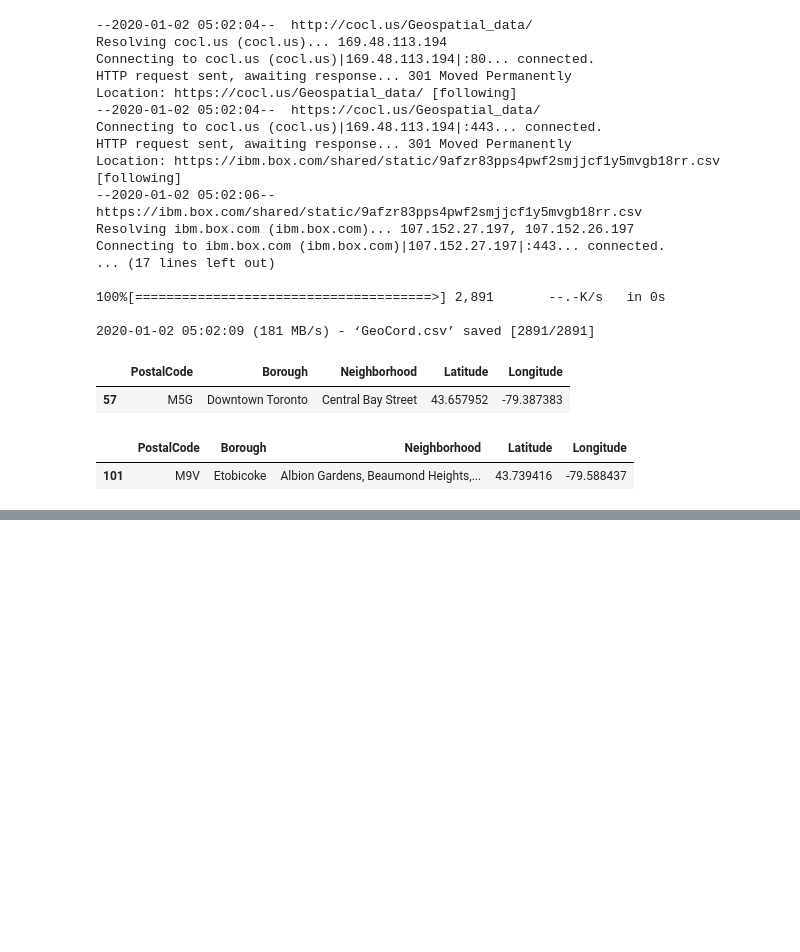
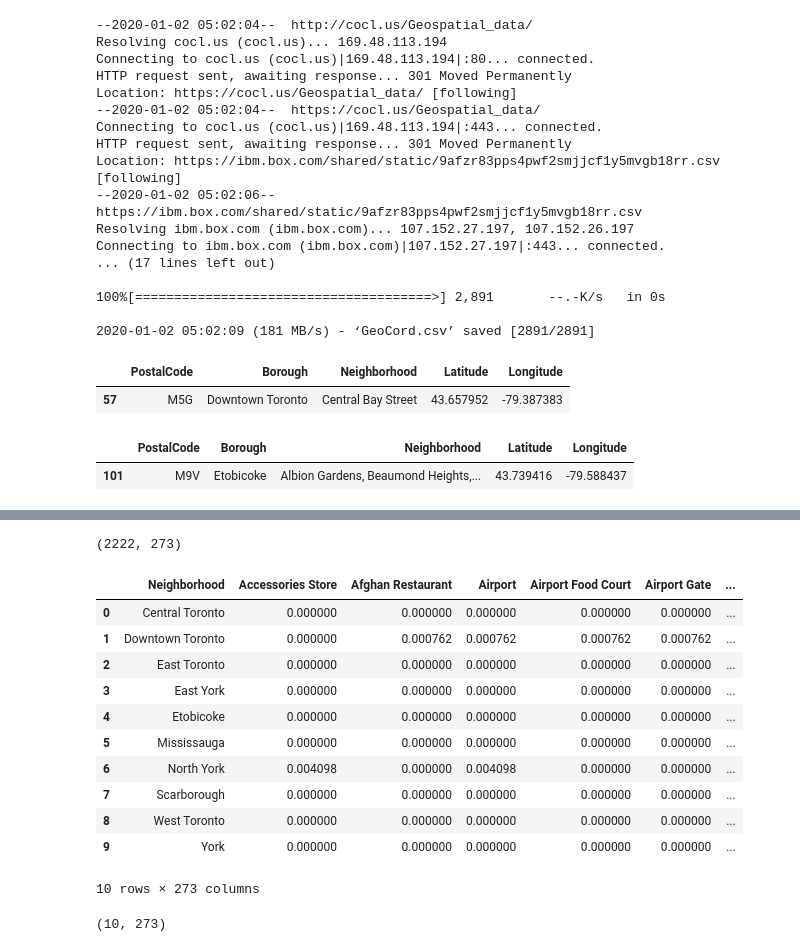
Before and after one commit to preethi101/Capstone_Assignment1, a Jupyter notebook: Week 3 Coursera part 3.ipynb, the cells around one changed output, grey strips where cells are left out. Cells and saved outputs as stored; diff of their text form; code cells hidden in the pictures; blank space fills up the shorter version.

```diff
--- a/Week 3 Coursera part 3.ipynb
+++ b/Week 3 Coursera part 3.ipynb
@@ -128,7 +128,6 @@ my_map
 The geograpical coordinates of Toronto are 43.653963, -79.387207.
 [interactive output not drawn]
 # %%
-:
-CLIENT_ID = '...' # Foursquare ID
-CLIENT_SECRET = '...' # Foursquare Secret
+CLIENT_ID = '3V55HIFF5OEDB30PXQ4UBSBXW4LVXEPI3QDYZL1Y0EH5WM4Z' # Foursquare ID
+CLIENT_SECRET = 'ZRL1FV0GUENA3A1FLMGZIZEQB4M3MQUZCJLZBG5JDELQ0CIB' # Foursquare Secret
 VERSION = '20180605' # API version
@@ -189,0 +270,2 @@ print('{} venues were returned by Foursquare.'.format(nearby_venues.shape[0]))
+# %%
+venues = getNearbyVenues(names=df2['Borough'],latitudes=df2['Latitude'],longitudes=df2['Longitude'])
@@ -189,0 +290,8 @@ print('{} venues were returned by Foursquare.'.format(nearby_venues.shape[0]))
+# %%
+# one hot encoding
+onehot = pd.get_dummies(venues[['Venue Category']], prefix="", prefix_sep="")
+
+# add neighborhood column back to dataframe
+onehot['Neighborhood'] = venues['Neighborhood']
+
+onehot.head()
@@ -189,0 +306,26 @@ print('{} venues were returned by Foursquare.'.format(nearby_venues.shape[0]))
+# %%
+
+onehot.shape
+# %% [output]
+(2222, 273)
+# %%
+grouped = onehot.groupby('Neighborhood').mean().reset_index()
+grouped
+# %% [output]
+|  | Neighborhood | Accessories Store | Afghan Restaurant | Airport | Airport Food Court | Airport Gate | ... |
+| 0 | Central Toronto | 0.000000 | 0.000000 | 0.000000 | 0.000000 | 0.000000 | ... |
+| 1 | Downtown Toronto | 0.000000 | 0.000762 | 0.000762 | 0.000762 | 0.000762 | ... |
+| 2 | East Toronto | 0.000000 | 0.000000 | 0.000000 | 0.000000 | 0.000000 | ... |
+| 3 | East York | 0.000000 | 0.000000 | 0.000000 | 0.000000 | 0.000000 | ... |
+| 4 | Etobicoke | 0.000000 | 0.000000 | 0.000000 | 0.000000 | 0.000000 | ... |
+| 5 | Mississauga | 0.000000 | 0.000000 | 0.000000 | 0.000000 | 0.000000 | ... |
+| 6 | North York | 0.004098 | 0.000000 | 0.004098 | 0.000000 | 0.000000 | ... |
+| 7 | Scarborough | 0.000000 | 0.000000 | 0.000000 | 0.000000 | 0.000000 | ... |
+| 8 | West Toronto | 0.000000 | 0.000000 | 0.000000 | 0.000000 | 0.000000 | ... |
+| 9 | York | 0.000000 | 0.000000 | 0.000000 | 0.000000 | 0.000000 | ... |
+10 rows × 273 columns
+# %%
+
+grouped.shape
+# %% [output]
+(10, 273)
```
Also changed, not shown: parts of 10 cells of this notebook.
